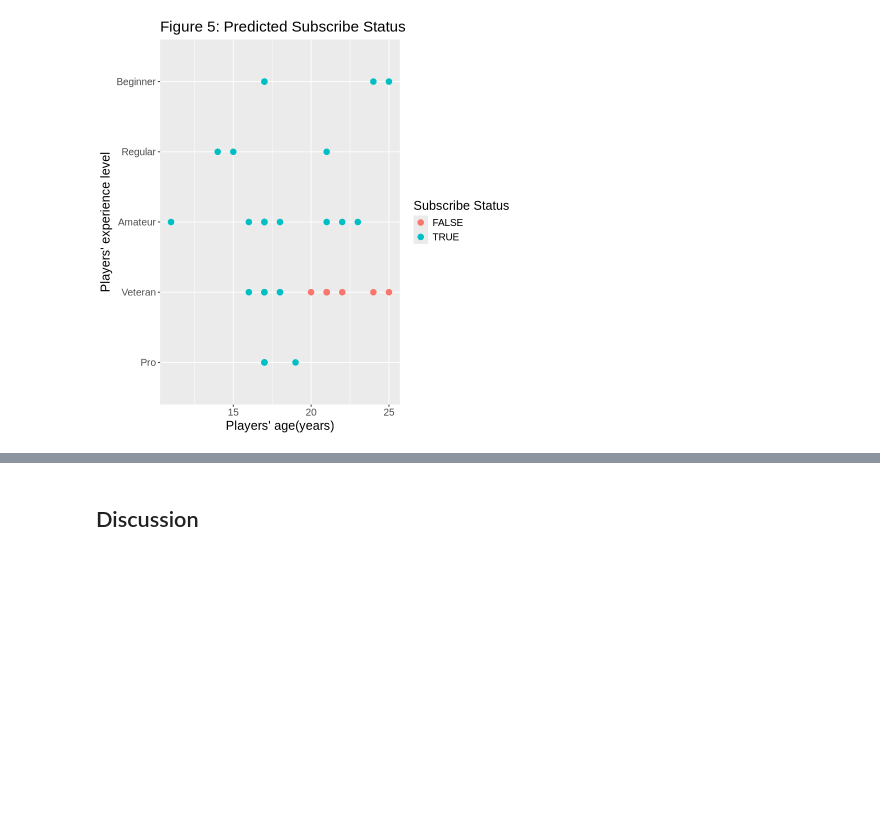
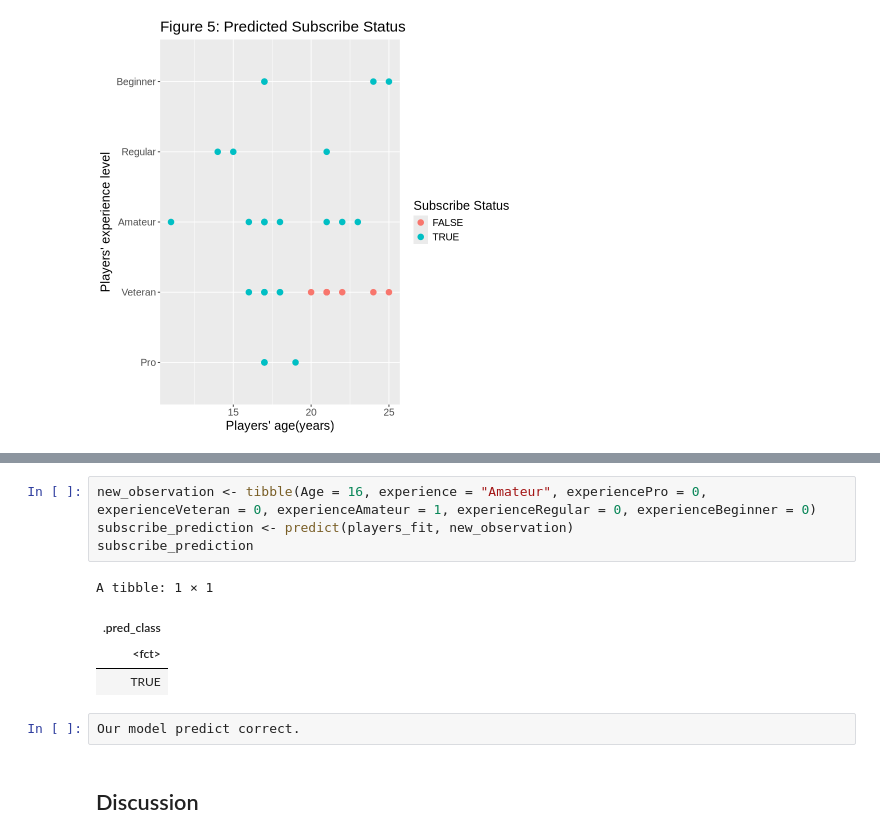
Before and after one commit to dod0bird/Dsci-Group-Project, a Jupyter notebook: Group report.ipynb, the cells around one changed output, grey strips where cells are left out. Cells and saved outputs as stored; diff of their text form; blank space fills up the shorter version.

```diff
--- a/Group report.ipynb
+++ b/Group report.ipynb
@@ -455,3 +480,14 @@ predicted_subscribe
+# %%
+new_observation <- tibble(Age = 16, experience = "Amateur",	experiencePro = 0, experienceVeteran = 0, experienceAmateur = 1, experienceRegular = 0, experienceBeginner = 0)
+subscribe_prediction <- predict(players_fit, new_observation)
+subscribe_prediction
+# %% [output]
+A tibble: 1 × 1
+| .pred_class |
+| <fct> |
+| TRUE |
+# %%
+Our model predict correct.
 # %% [markdown]
 ## Discussion
 # %% [markdown]
```
Also changed, not shown: parts of 3 cells of this notebook.
